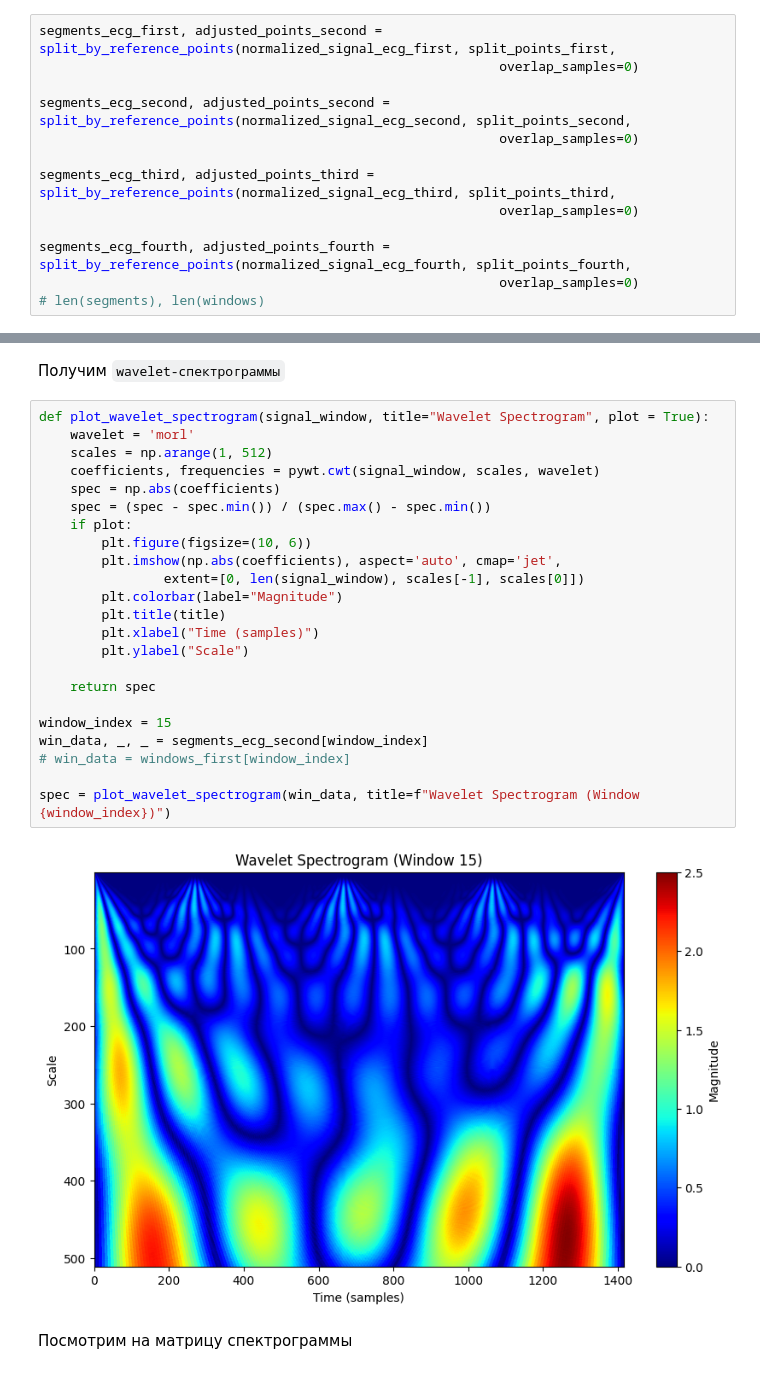
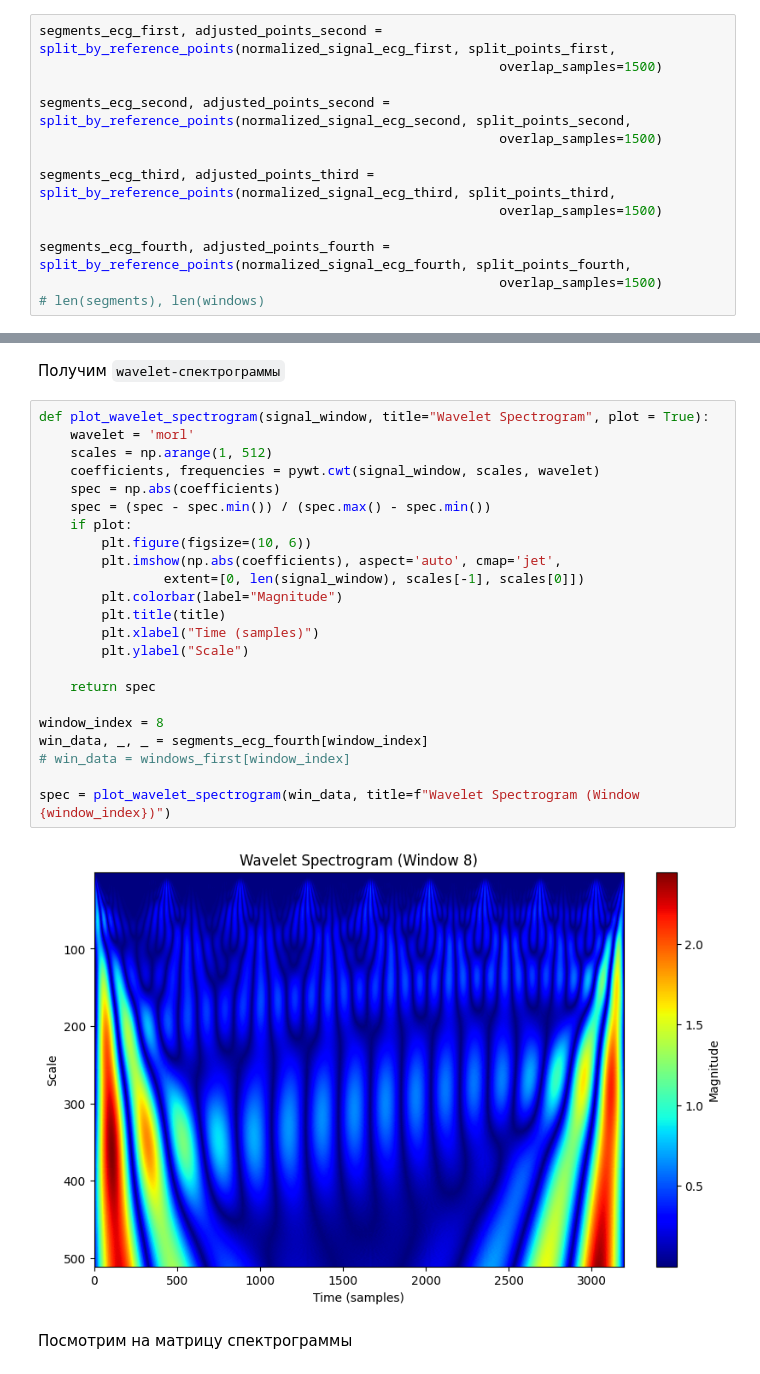
Before and after one commit to 4ervonec19/diploma, a Jupyter notebook: notebooks/3.0-cav-ecg-preprocessing-analysis.ipynb, the cells around one changed output, grey strips where cells are left out. Drawn from its saved outputs; the diff is of its cells as text.

```diff
--- a/notebooks/3.0-cav-ecg-preprocessing-analysis.ipynb
+++ b/notebooks/3.0-cav-ecg-preprocessing-analysis.ipynb
@@ -911,15 +915,15 @@ plot_signal_with_highlighted_window(normalized_signal_ecg_fourth,
 # %%
 segments_ecg_first, adjusted_points_second = split_by_reference_points(normalized_signal_ecg_first, split_points_first,
-                                                           overlap_samples=0)
+                                                           overlap_samples=1500)
 
 segments_ecg_second, adjusted_points_second = split_by_reference_points(normalized_signal_ecg_second, split_points_second,
-                                                           overlap_samples=0)
+                                                           overlap_samples=1500)
 
 segments_ecg_third, adjusted_points_third = split_by_reference_points(normalized_signal_ecg_third, split_points_third,
-                                                           overlap_samples=0)
+                                                           overlap_samples=1500)
 
 segments_ecg_fourth, adjusted_points_fourth = split_by_reference_points(normalized_signal_ecg_fourth, split_points_fourth,
-                                                           overlap_samples=0)
+                                                           overlap_samples=1500)
 # len(segments), len(windows)
 # %% [markdown]
 Контроль размерностей
@@ -944,28 +948,28 @@ len(segments_ecg_fourth), len(windows_fourth)
 # %%
 def plot_wavelet_spectrogram(signal_window, title="Wavelet Spectrogram", plot = True):
 	wavelet = 'morl'
 	scales = np.arange(1, 512)
 	coefficients, frequencies = pywt.cwt(signal_window, scales, wavelet)
 	spec = np.abs(coefficients)
 	spec = (spec - spec.min()) / (spec.max() - spec.min())
 	if plot:
 		plt.figure(figsize=(10, 6))
 		plt.imshow(np.abs(coefficients), aspect='auto', cmap='jet',
 				extent=[0, len(signal_window), scales[-1], scales[0]])
 		plt.colorbar(label="Magnitude")
 		plt.title(title)
 		plt.xlabel("Time (samples)")
 		plt.ylabel("Scale")
 
 	return spec
 
-window_index = 15
-win_data, _, _ = segments_ecg_second[window_index]
+window_index = 8
+win_data, _, _ = segments_ecg_fourth[window_index]
 # win_data = windows_first[window_index]
 
 spec = plot_wavelet_spectrogram(win_data, title=f"Wavelet Spectrogram (Window {window_index})")
 # %% [output]
-[figure, old version]
+[figure, new version]
 # %% [markdown]
 Посмотрим на матрицу спектрограммы
 # %%
```
Also changed, not shown: parts of 5 cells of this notebook, 12 other files.
